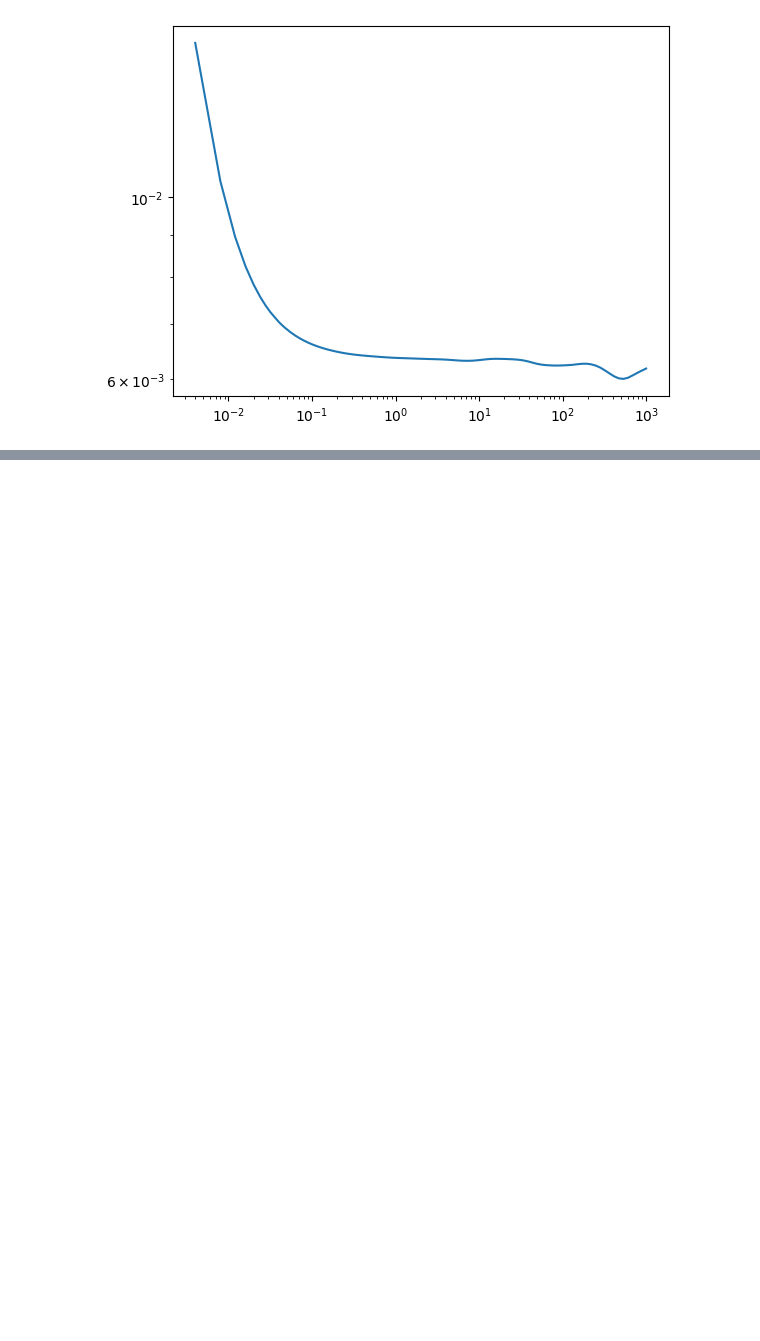
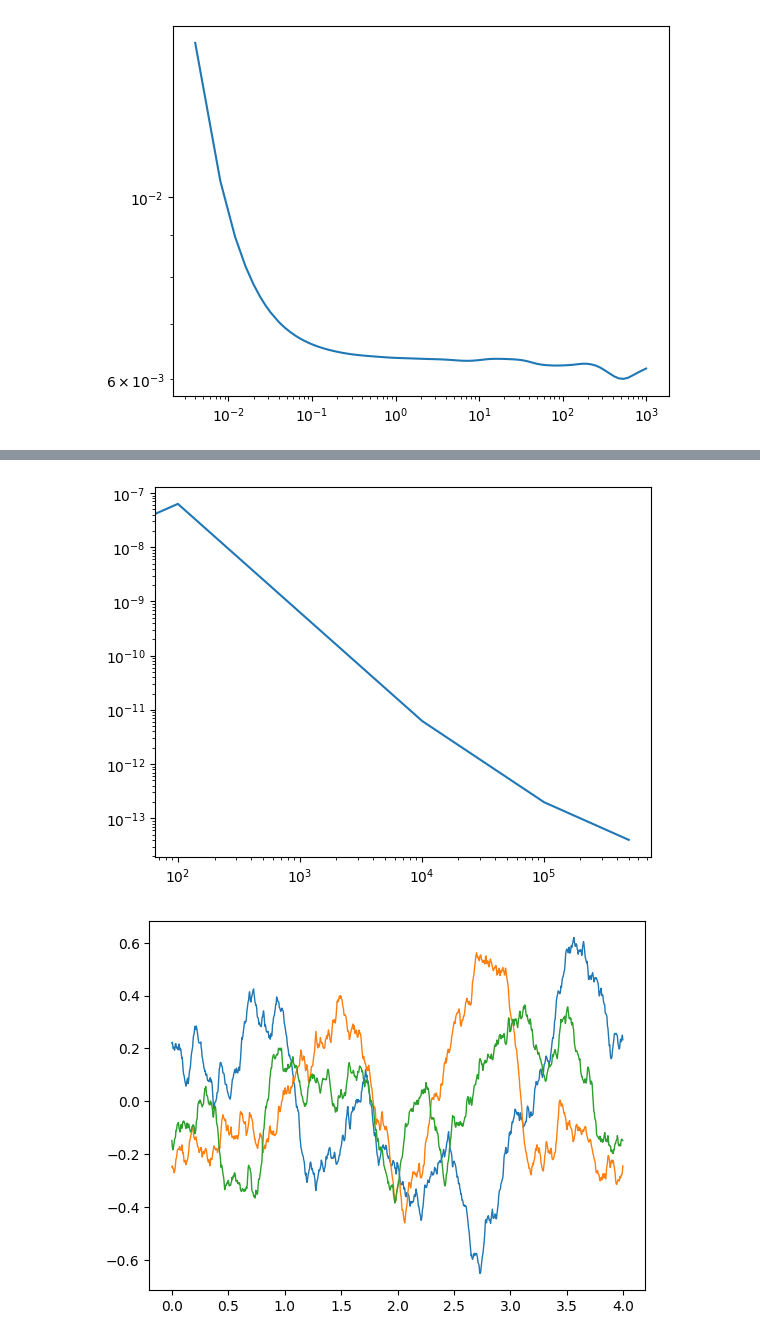
Before and after one commit to raculver/studious-fortnight, a Jupyter notebook: timing/quick_python_tests.ipynb, the cells around one changed output, grey strips where cells are left out. Cells and saved outputs as stored; diff of their text form; code cells hidden in the pictures; blank space fills up the shorter version.

Commit message:
adding some interesting plots on ergodicity and generating phase noise time series

```diff
--- a/timing/quick_python_tests.ipynb
+++ b/timing/quick_python_tests.ipynb
@@ -176,0 +183,45 @@ plt.loglog(taus, avars)
+# %%
+import numpy as np
+from scipy.interpolate import interp1d
+
+def generate_phase_noise_time_series(offsets, l_dbc, fs=1e6, duration=0.01, seed=42):
+    np.random.seed(seed)
+    N = int(fs * duration)
+    if N % 2 == 1:
+        N += 1
+    t = np.arange(N) / fs
+    df = fs / N
+    freqs = np.arange(0, fs/2 + df, df)          # positive frequencies only
+
+    # Interpolate L(f) in log-log domain... noise power
+    f_interp = interp1d(np.log10(offsets), l_dbc, kind='linear', fill_value='extrapolate')
+    L_interp = f_interp(np.log10(freqs[1:]))
+
+    # Phase PSD (one-sided → properly scaled)
+    S_phi = np.zeros_like(freqs)
+    S_phi[1:] = 2 * 10**(L_interp / 10.0)        # rad²/Hz
+
+    # Generate and shape noise
+    noise_freq = (np.random.randn(len(freqs)) + 1j * np.random.randn(len(freqs))) / np.sqrt(2.0)   # gaussian noise
+    noise_freq *= np.sqrt(S_phi * fs)                                                              # shape with ssb shape
+
+    # Hermitian symmetry for real-valued output
+    noise_full = np.concatenate([noise_freq, np.conj(noise_freq[-2:0:-1])])
+    phi_t = np.real(np.fft.ifft(noise_full) * np.sqrt(N))
+
+    return t, phi_t[:int(fs*duration)], freqs, S_phi
+
+# Example usage with a placeholder profile
+offsets = np.array([10, 100, 1000, 10000, 1e5, 1e6])
+l_dbc   = np.array([-50, -75, -95, -115, -130, -140])
+
+t, phi, freqs, S_phi = generate_phase_noise_time_series(offsets, l_dbc, fs=1e6, duration=0.01)
+# %%
+plt.loglog(freqs, S_phi)
+plt.figure()
+for i in range(3):
+    t, phi_t = generate_phase_noise_time_series(offsets, l_dbc, fs=250, duration=4, seed = 123+i)[:2]
+    plt.plot(t, phi_t, linewidth = 1)
+# %% [output]
+[figure, added]
+[figure, added]
```
Also changed, not shown: parts of 2 cells of this notebook, 1 other file.
